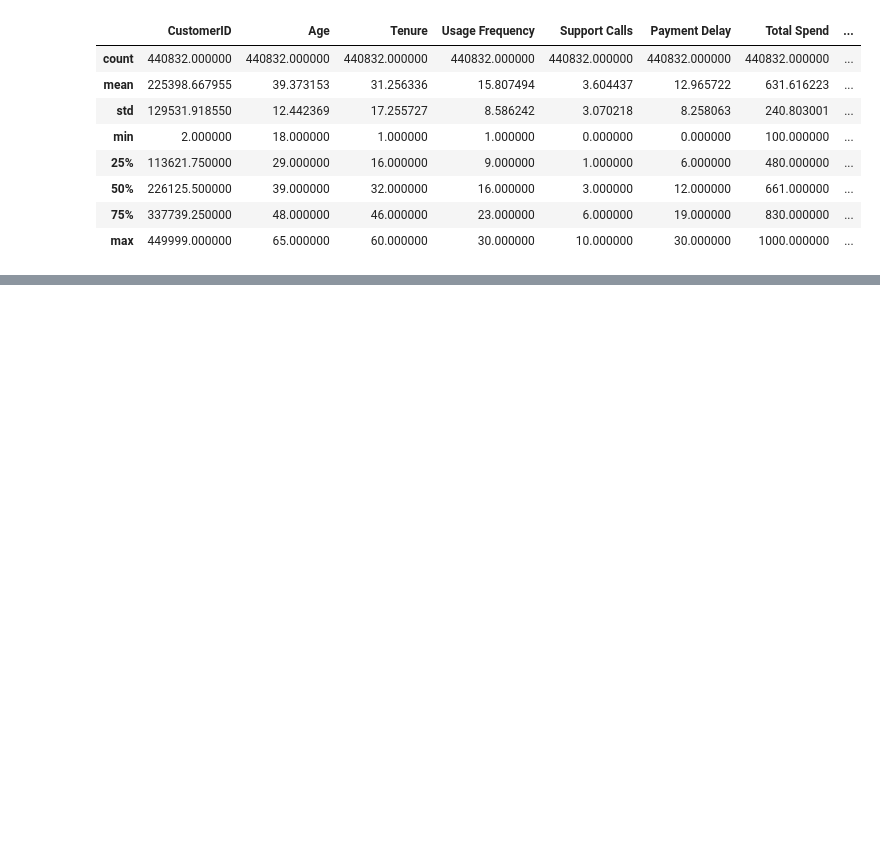
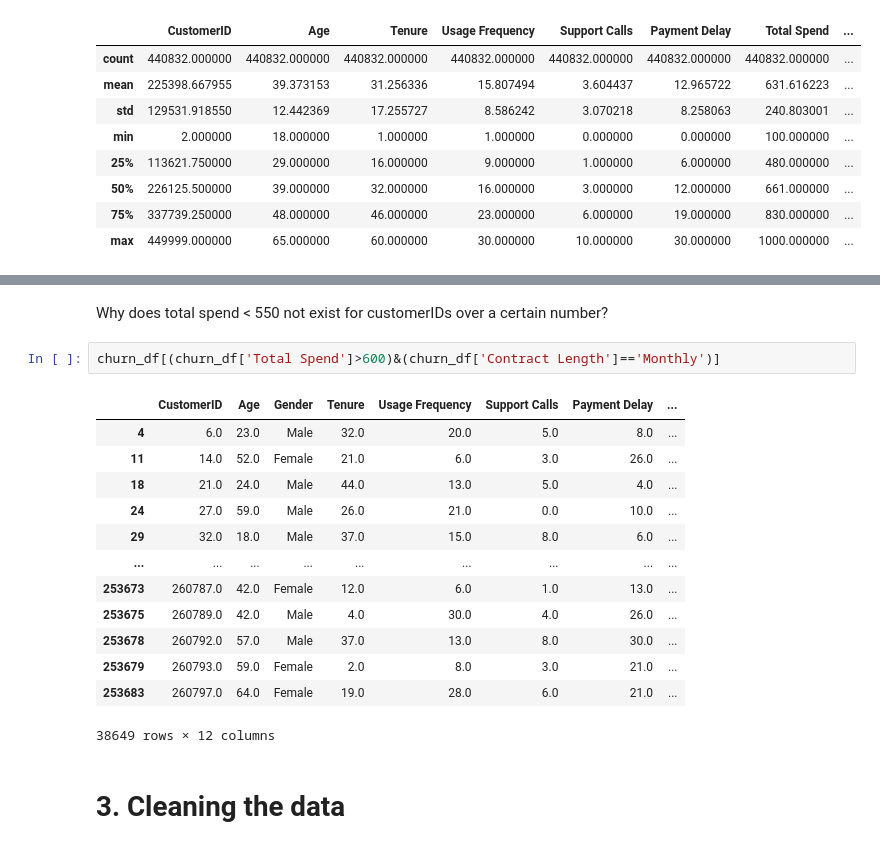
Before and after one commit to olliewhitman96/customer-churn, a Jupyter notebook: Presentable Notebook.ipynb, the cells around one changed output, grey strips where cells are left out. Cells and saved outputs as stored; diff of their text form; blank space fills up the shorter version.

```diff
--- a/Presentable Notebook.ipynb
+++ b/Presentable Notebook.ipynb
@@ -112,0 +129,20 @@ churn_df.reset_index().plot(kind='scatter',y="Total Spend",x='index')
+# %% [markdown]
+Why does total spend < 550 not exist for customerIDs over a certain number?
+# %%
+churn_df[(churn_df['Total Spend']>600)&(churn_df['Contract Length']=='Monthly')]
+# %% [output]
+|  | CustomerID | Age | Gender | Tenure | Usage Frequency | Support Calls | Payment Delay | ... |
+| 4 | 6.0 | 23.0 | Male | 32.0 | 20.0 | 5.0 | 8.0 | ... |
+| 11 | 14.0 | 52.0 | Female | 21.0 | 6.0 | 3.0 | 26.0 | ... |
+| 18 | 21.0 | 24.0 | Male | 44.0 | 13.0 | 5.0 | 4.0 | ... |
+| 24 | 27.0 | 59.0 | Male | 26.0 | 21.0 | 0.0 | 10.0 | ... |
+| 29 | 32.0 | 18.0 | Male | 37.0 | 15.0 | 8.0 | 6.0 | ... |
+| ... | ... | ... | ... | ... | ... | ... | ... | ... |
+| 253673 | 260787.0 | 42.0 | Female | 12.0 | 6.0 | 1.0 | 13.0 | ... |
+| 253675 | 260789.0 | 42.0 | Male | 4.0 | 30.0 | 4.0 | 26.0 | ... |
+| 253678 | 260792.0 | 57.0 | Male | 37.0 | 13.0 | 8.0 | 30.0 | ... |
+| 253679 | 260793.0 | 59.0 | Female | 2.0 | 8.0 | 3.0 | 21.0 | ... |
+| 253683 | 260797.0 | 64.0 | Female | 19.0 | 28.0 | 6.0 | 21.0 | ... |
+38649 rows × 12 columns
+# %% [markdown]
+# 3. Cleaning the data
```
Also changed, not shown: parts of 5 cells of this notebook.
